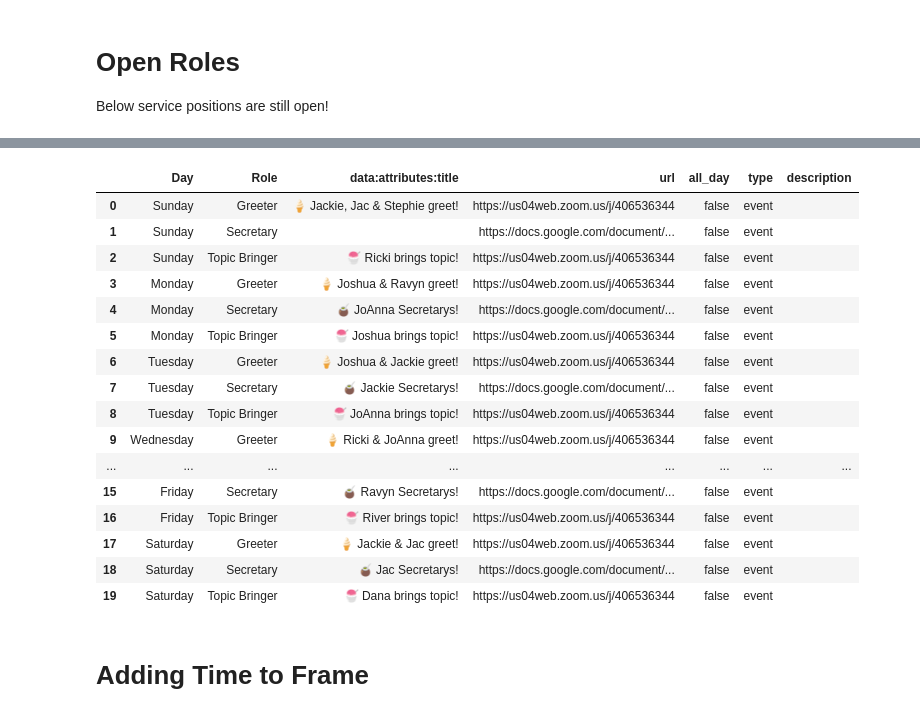
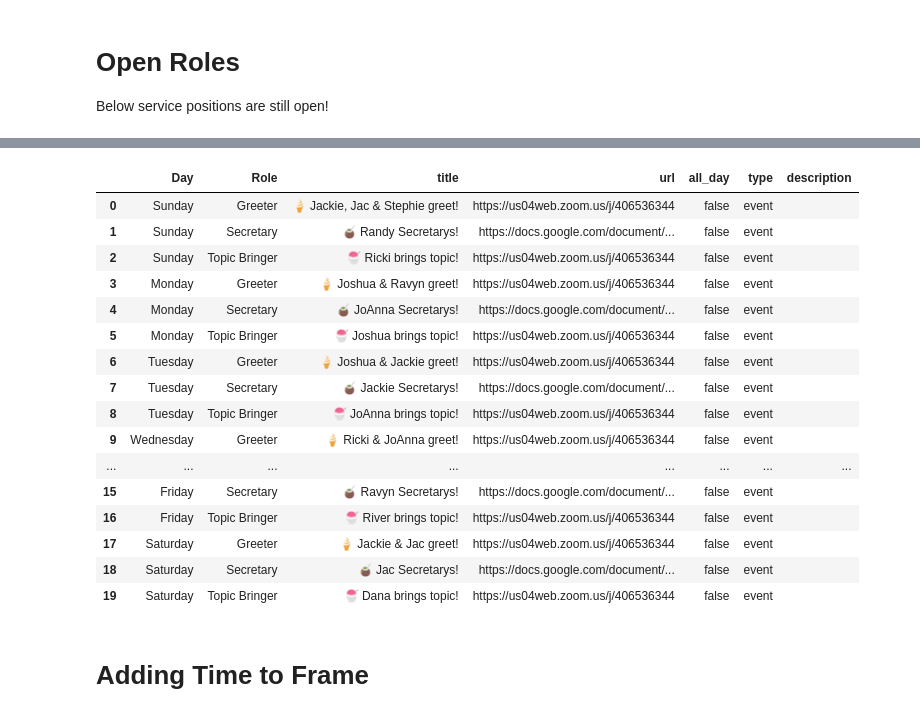
Before and after one commit to djpilot802/INTL, a Jupyter notebook: signup_genius/read_signup_genius.ipynb, the cells around one changed output, grey strips where cells are left out. Drawn from its saved outputs; the diff is of its cells as text; code cells hidden in the pictures.

```diff
--- a/signup_genius/read_signup_genius.ipynb
+++ b/signup_genius/read_signup_genius.ipynb
@@ -170,9 +169,9 @@ df.head(50)
 | 19 | Saturday Topic Bringer | Dana P | 🍧 | brings topic! | Dana |  |  | Dana | 1 |
 # %%
 
-df.loc[df['Count'] == 3, 'data:attributes:title'] = df['Emoji'] + df['first'] + ", " + df['second'] + " & " + df['third'] + " " + df['Verb']
-df.loc[df['Count'] == 2, 'data:attributes:title'] = df['Emoji'] + df['first'] + " & " + df['second'] + " " + df['Verb']
-df.loc[df['Count'] == 1, 'data:attributes:title'] = df['Emoji'] + df['first'] + " " +  df['Verb']
+df.loc[df['Count'] == 3, 'title'] = df['Emoji'] + df['first'] + ", " + df['second'] + " & " + df['third'] + " " + df['Verb']
+df.loc[df['Count'] == 2, 'title'] = df['Emoji'] + df['first'] + " & " + df['second'] + " " + df['Verb']
+df.loc[df['Count'] == 1, 'title'] = df['Emoji'] + df['first'] + " " +  df['Verb']
 
 # %%
 # Cleaning for export
@@ -180,41 +179,41 @@ df.loc[df['Count'] == 1, 'data:attributes:title'] = df['Emoji'] + df['first'] +
 df['Day'] = df['Role'].str.split().str[0]
 df['Role'] = df['Role'].str.split(" ", 1).str[1]
 df.drop(columns={'Person','Verb','first','second','third','Combined','Count','Emoji'} , inplace = True)
-df = df[['Day','Role','data:attributes:title']]
+df = df[['Day','Role','title']]
 df.head()
 
 
 # In[6]:
 
 
 script_url = 'https://docs.google.com/document/d/1tVsWegpQ8LR7J20m8sRVA9z-XuKPzDwX7d8yQER-X1c/edit?usp=sharing'
 zoom_url = 'https://us04web.zoom.us/j/406536344'
 df.head()
 
 url = []
 
 for i in df['Role']:
     if 'Greeter' in i:
         i = zoom_url
     elif 'Topic' in i:
         i = zoom_url
     elif 'Secretary' in i:
         i = script_url
     url.append(i)
 
 
 df['url'] = url
 df['all_day'] = 'false'
 df['type'] = 'event'
 df['description'] = ''
 
 
 df = df.fillna('')
 df.head(40)
 # %% [output]
-|  | Day | Role | data:attributes:title | url | all_day | type | description |
+|  | Day | Role | title | url | all_day | type | description |
 | 0 | Sunday | Greeter | 🍦 Jackie, Jac & Stephie greet! | https://us04web.zoom.us/j/406536344 | false | event |  |
-| 1 | Sunday | Secretary |  | https://docs.google.com/document/... | false | event |  |
+| 1 | Sunday | Secretary | 🧉 Randy Secretarys! | https://docs.google.com/document/... | false | event |  |
 | 2 | Sunday | Topic Bringer | 🍧 Ricki brings topic! | https://us04web.zoom.us/j/406536344 | false | event |  |
 | 3 | Monday | Greeter | 🍦 Joshua & Ravyn greet! | https://us04web.zoom.us/j/406536344 | false | event |  |
 | 4 | Monday | Secretary | 🧉 JoAnna Secretarys! | https://docs.google.com/document/... | false | event |  |
```
Also changed, not shown: parts of 10 cells of this notebook, 7 other files.
